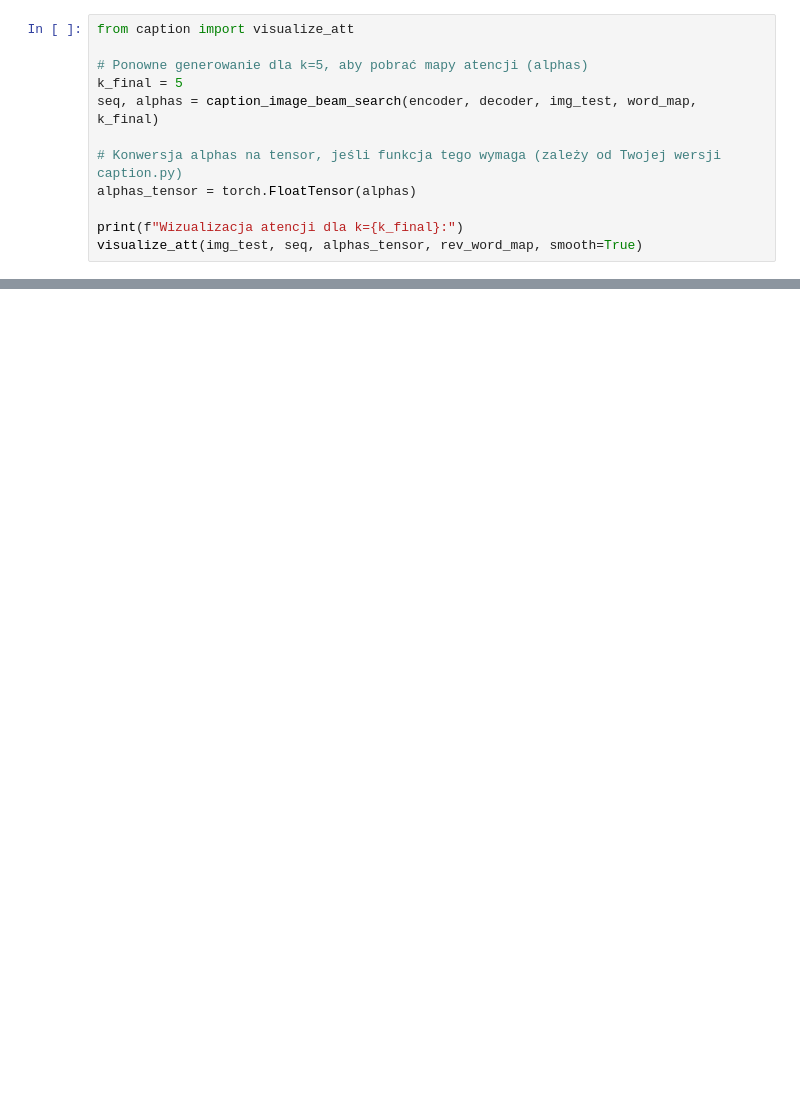
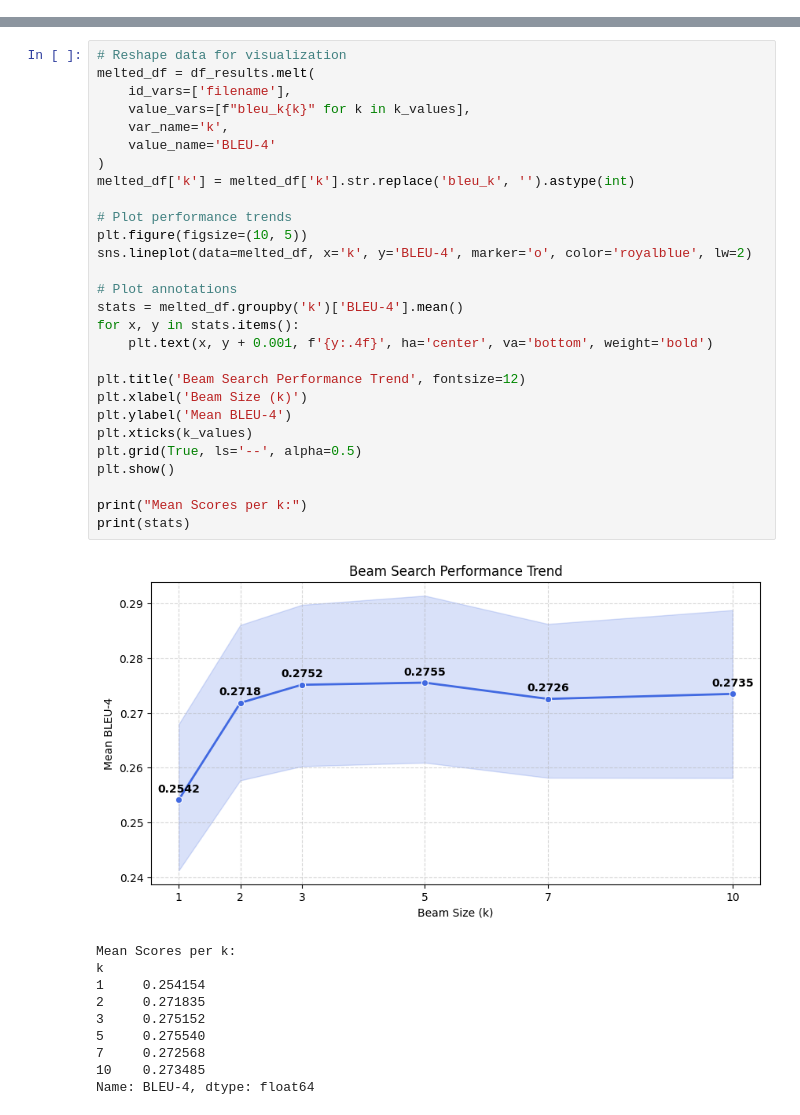
Before and after one commit to christopher-dabrowski/Show-and-Tell, a Jupyter notebook: eksperymenty/eksperyment-1.ipynb, the cells around one changed output, grey strips where cells are left out. Drawn from its saved outputs; the diff is of its cells as text; blank space fills up the shorter version.

```diff
--- a/eksperymenty/eksperyment-1.ipynb
+++ b/eksperymenty/eksperyment-1.ipynb
@@ -76,12 +0,0 @@ Rozpoczynam eksperyment dla obrazka: COCO_val2014_000000000042.jpg
-# %%
-from caption import visualize_att
-
-# Ponowne generowanie dla k=5, aby pobrać mapy atencji (alphas)
-k_final = 5
-seq, alphas = caption_image_beam_search(encoder, decoder, img_test, word_map, k_final)
-
-# Konwersja alphas na tensor, jeśli funkcja tego wymaga (zależy od Twojej wersji caption.py)
-alphas_tensor = torch.FloatTensor(alphas)
-
-print(f"Wizualizacja atencji dla k={k_final}:")
-visualize_att(img_test, seq, alphas_tensor, rev_word_map, smooth=True)
@@ -90,0 +58,39 @@ Wizualizacja atencji dla k=5:
+# %%
+# Reshape data for visualization
+melted_df = df_results.melt(
+    id_vars=['filename'],
+    value_vars=[f"bleu_k{k}" for k in k_values],
+    var_name='k',
+    value_name='BLEU-4'
+)
+melted_df['k'] = melted_df['k'].str.replace('bleu_k', '').astype(int)
+
+# Plot performance trends
+plt.figure(figsize=(10, 5))
+sns.lineplot(data=melted_df, x='k', y='BLEU-4', marker='o', color='royalblue', lw=2)
+
+# Plot annotations
+stats = melted_df.groupby('k')['BLEU-4'].mean()
+for x, y in stats.items():
+    plt.text(x, y + 0.001, f'{y:.4f}', ha='center', va='bottom', weight='bold')
+
+plt.title('Beam Search Performance Trend', fontsize=12)
+plt.xlabel('Beam Size (k)')
+plt.ylabel('Mean BLEU-4')
+plt.xticks(k_values)
+plt.grid(True, ls='--', alpha=0.5)
+plt.show()
+
+print("Mean Scores per k:")
+print(stats)
+# %% [output]
+[figure, added]
+Mean Scores per k:
+k
+1     0.254154
+2     0.271835
+3     0.275152
+5     0.275540
+7     0.272568
+10    0.273485
+Name: BLEU-4, dtype: float64
```
Also changed, not shown: parts of 7 cells of this notebook, 1 other file.
